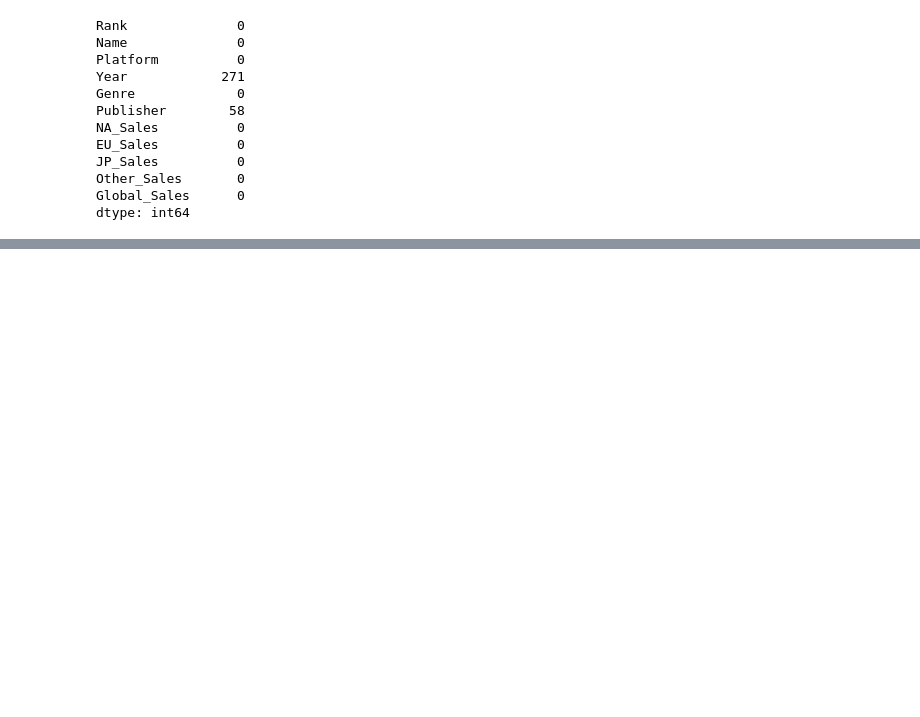
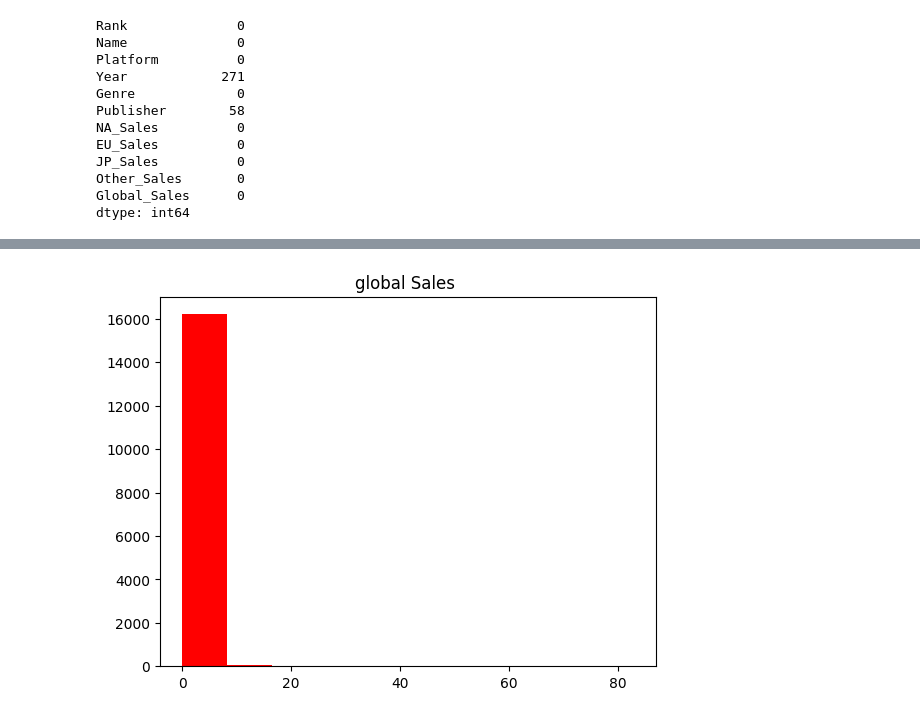
Before and after one commit to yharshityadav/ML-MODEL, a Jupyter notebook: Model.ipynb, the cells around one changed output, grey strips where cells are left out. Drawn from its saved outputs; the diff is of its cells as text; code cells hidden in the pictures; blank space fills up the shorter version.

```diff
--- a/Model.ipynb
+++ b/Model.ipynb
@@ -122,0 +135,7 @@ df.head(1)
+# %%
+plt.hist(df['Global_Sales'],color='red')
+plt.title("global Sales ")
+
+plt.show()
+# %% [output]
+[figure, added]
```
Also changed, not shown: parts of 14 cells of this notebook.
